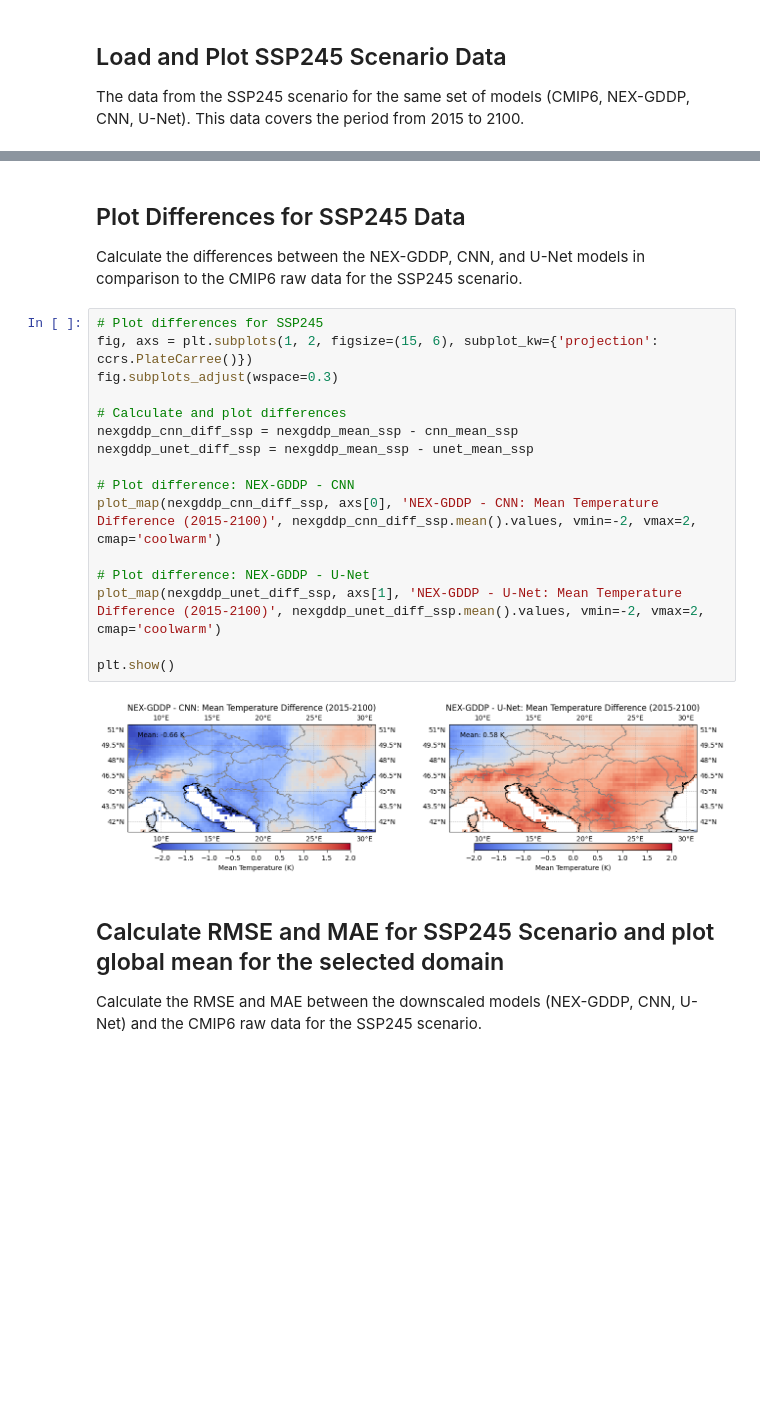
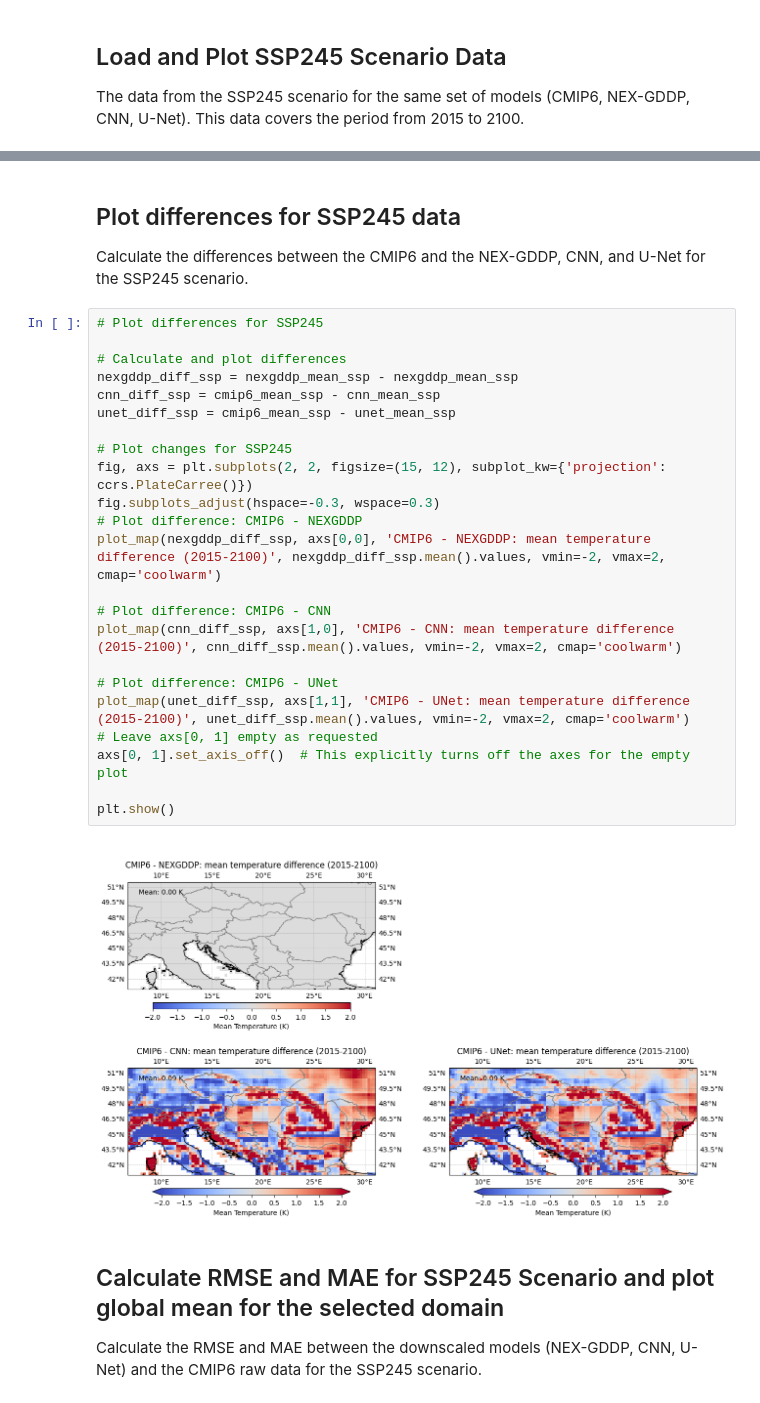
Before and after one commit to alexdum/downscale, a Jupyter notebook: python/diagnosis_annual.ipynb, the cells around one changed output, grey strips where cells are left out. Drawn from its saved outputs; the diff is of its cells as text; blank space fills up the shorter version.

```diff
--- a/python/diagnosis_annual.ipynb
+++ b/python/diagnosis_annual.ipynb
@@ -138,24 +197,31 @@ plt.show()
 # %% [markdown]
-## Plot Differences for SSP245 Data
-Calculate the differences between the NEX-GDDP, CNN, and U-Net models in comparison to the CMIP6 raw data for the SSP245 scenario.
+## Plot differences for SSP245 data
+Calculate the differences between the CMIP6 and the NEX-GDDP, CNN, and U-Net for the SSP245 scenario.
 # %%
 # Plot differences for SSP245
-fig, axs = plt.subplots(1, 2, figsize=(15, 6), subplot_kw={'projection': ccrs.PlateCarree()})
-fig.subplots_adjust(wspace=0.3)
 
 # Calculate and plot differences
-nexgddp_cnn_diff_ssp = nexgddp_mean_ssp - cnn_mean_ssp
-nexgddp_unet_diff_ssp = nexgddp_mean_ssp - unet_mean_ssp
+nexgddp_diff_ssp = nexgddp_mean_ssp - nexgddp_mean_ssp
+cnn_diff_ssp = cmip6_mean_ssp - cnn_mean_ssp
+unet_diff_ssp = cmip6_mean_ssp - unet_mean_ssp
 
-# Plot difference: NEX-GDDP - CNN
-plot_map(nexgddp_cnn_diff_ssp, axs[0], 'NEX-GDDP - CNN: Mean Temperature Difference (2015-2100)', nexgddp_cnn_diff_ssp.mean().values, vmin=-2, vmax=2, cmap='coolwarm')
+# Plot changes for SSP245
+fig, axs = plt.subplots(2, 2, figsize=(15, 12), subplot_kw={'projection': ccrs.PlateCarree()})
+fig.subplots_adjust(hspace=-0.3, wspace=0.3)
+# Plot difference: CMIP6 - NEXGDDP
+plot_map(nexgddp_diff_ssp, axs[0,0], 'CMIP6 - NEXGDDP: mean temperature difference (2015-2100)', nexgddp_diff_ssp.mean().values, vmin=-2, vmax=2, cmap='coolwarm')
 
-# Plot difference: NEX-GDDP - U-Net
-plot_map(nexgddp_unet_diff_ssp, axs[1], 'NEX-GDDP - U-Net: Mean Temperature Difference (2015-2100)', nexgddp_unet_diff_ssp.mean().values, vmin=-2, vmax=2, cmap='coolwarm')
+# Plot difference: CMIP6 - CNN
+plot_map(cnn_diff_ssp, axs[1,0], 'CMIP6 - CNN: mean temperature difference (2015-2100)', cnn_diff_ssp.mean().values, vmin=-2, vmax=2, cmap='coolwarm')
+
+# Plot difference: CMIP6 - UNet
+plot_map(unet_diff_ssp, axs[1,1], 'CMIP6 - UNet: mean temperature difference (2015-2100)', unet_diff_ssp.mean().values, vmin=-2, vmax=2, cmap='coolwarm')
+# Leave axs[0, 1] empty as requested
+axs[0, 1].set_axis_off()  # This explicitly turns off the axes for the empty plot
 
 plt.show()
 # %% [output]
-[figure, old version]
+[figure, new version]
 # %% [markdown]
 ## Calculate RMSE and MAE for SSP245 Scenario and plot global mean for the selected domain
 Calculate the RMSE and MAE between the downscaled models (NEX-GDDP, CNN, U-Net) and the CMIP6 raw data for the SSP245 scenario.
```
Also changed, not shown: parts of 9 cells of this notebook.
